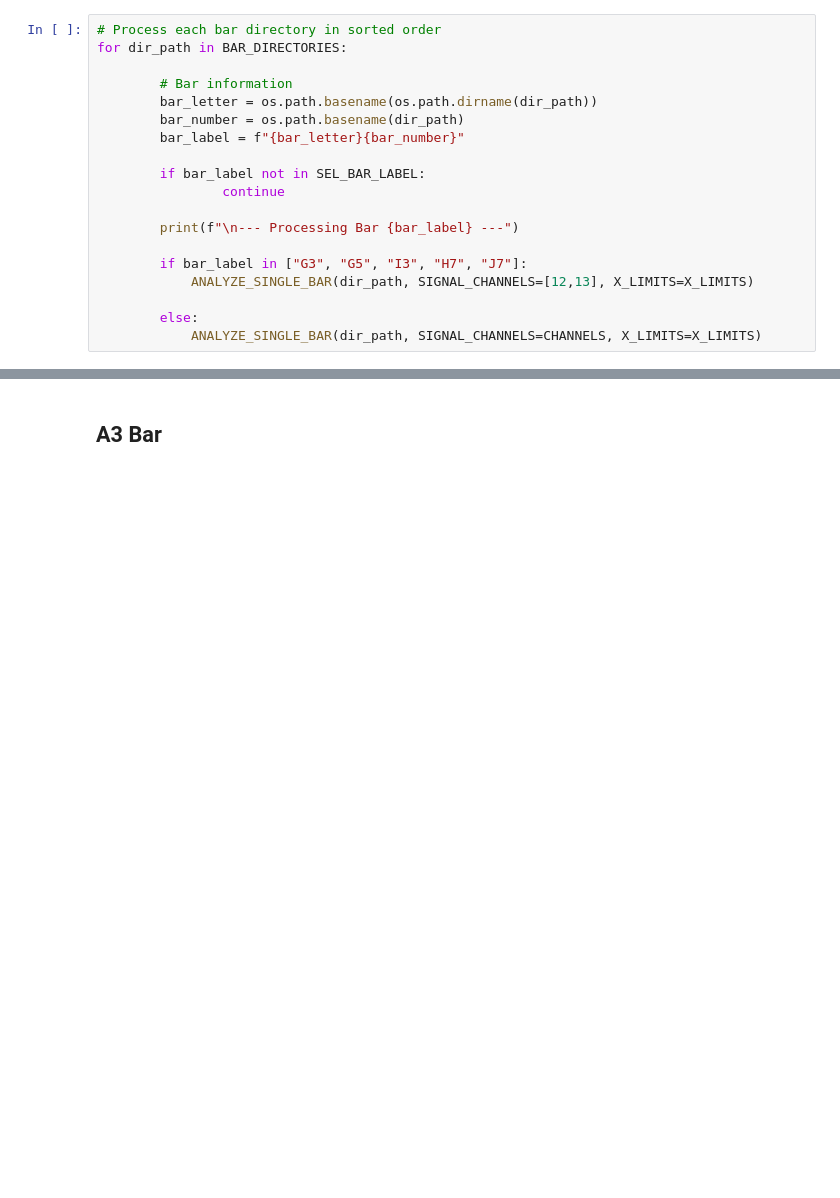
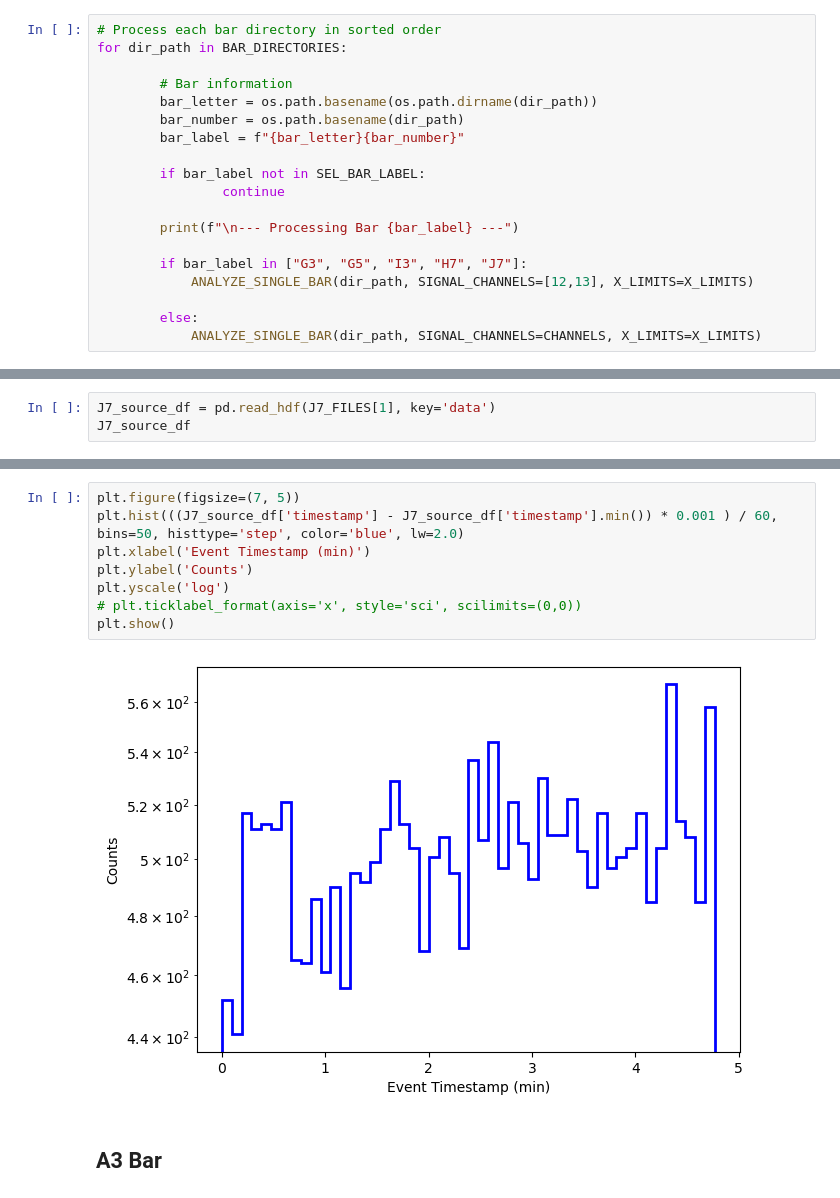
Before and after one commit to camacortespar/next-analysis, a Jupyter notebook: Muon_Veto/01_Bar_Testing.ipynb, the cells around one changed output, grey strips where cells are left out. Cells and saved outputs as stored; diff of their text form; blank space fills up the shorter version.

```diff
--- a/Muon_Veto/01_Bar_Testing.ipynb
+++ b/Muon_Veto/01_Bar_Testing.ipynb
@@ -445,0 +483,3 @@ for dir_path in BAR_DIRECTORIES:
+# %%
+J7_source_df = pd.read_hdf(J7_FILES[1], key='data')
+J7_source_df
@@ -446,3 +500,13 @@ for dir_path in BAR_DIRECTORIES:
+# %%
+plt.figure(figsize=(7, 5))
+plt.hist(((J7_source_df['timestamp'] - J7_source_df['timestamp'].min()) * 0.001 ) / 60, bins=50, histtype='step', color='blue', lw=2.0)
+plt.xlabel('Event Timestamp (min)')
+plt.ylabel('Counts')
+plt.yscale('log')
+# plt.ticklabel_format(axis='x', style='sci', scilimits=(0,0))
+plt.show()
+# %% [output]
+[figure, added]
 # %% [markdown]
 ## A3 Bar
 # %%
```
Also changed, not shown: parts of 61 cells of this notebook, 25 other files.
